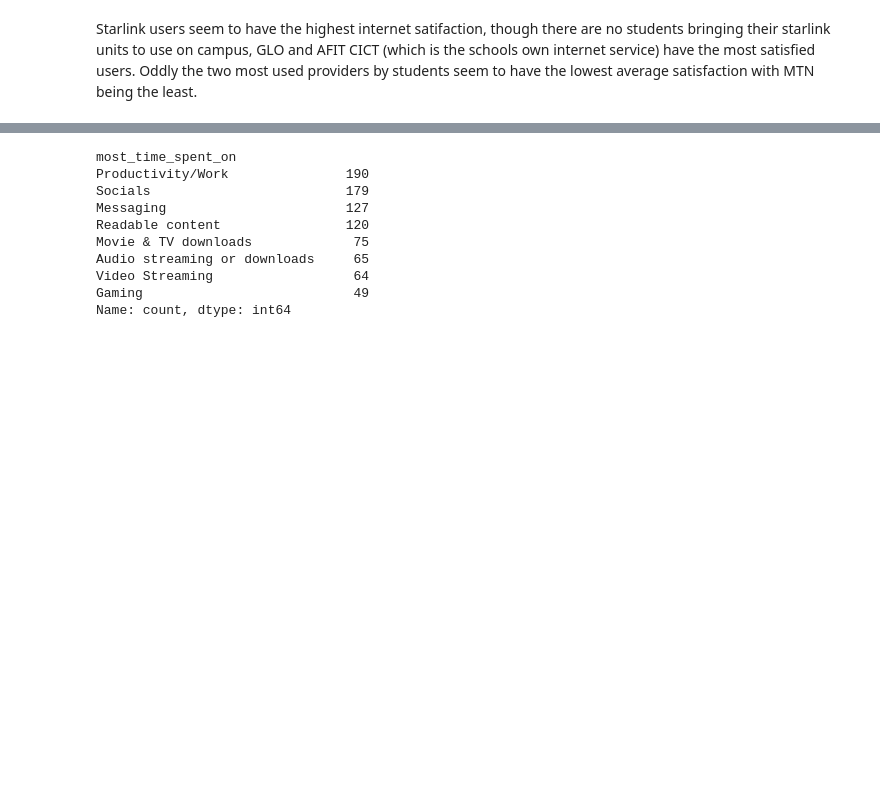
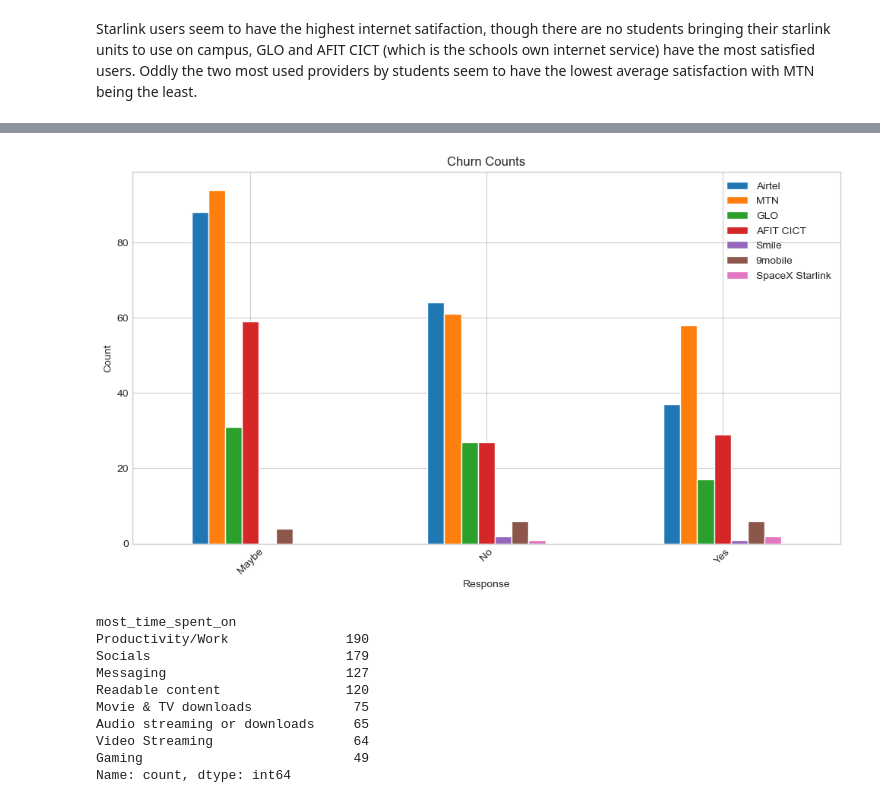
Before and after one commit to kingksjo/internet-survey, a Jupyter notebook: internet-survey.ipynb, the cells around one changed output, grey strips where cells are left out. Cells and saved outputs as stored; diff of their text form; code cells hidden in the pictures; blank space fills up the shorter version.

```diff
--- a/internet-survey.ipynb
+++ b/internet-survey.ipynb
@@ -174,3 +204,20 @@ Oddly the two most used providers by students seem to have the lowest average sa
+# %%
+# Convert the provider churn dictionary to a dataframe
+provider_churn_df = pd.DataFrame.from_dict(provider_churn, orient='index').transpose()
+
+# Create a collection of barcharts for each providers churn counts
+provider_churn_df
+
+provider_churn_counts = provider_churn_df.apply(lambda x: x.value_counts()).fillna(0)
+
+provider_churn_counts.plot(kind='bar', figsize=(10, 6), title=f"Churn Counts")
+plt.xlabel('Response')
+plt.ylabel('Count')
+plt.xticks(rotation=45)
+plt.tight_layout()
+plt.show()
+# %% [output]
+[figure, added]
 # %%
 # Getting the individual values in the "most_time_spent_on" column
 exploded_most_time_spent_on = data["most_time_spent_on"].str.split(', ').explode()
```
Also changed, not shown: parts of 5 cells of this notebook.
